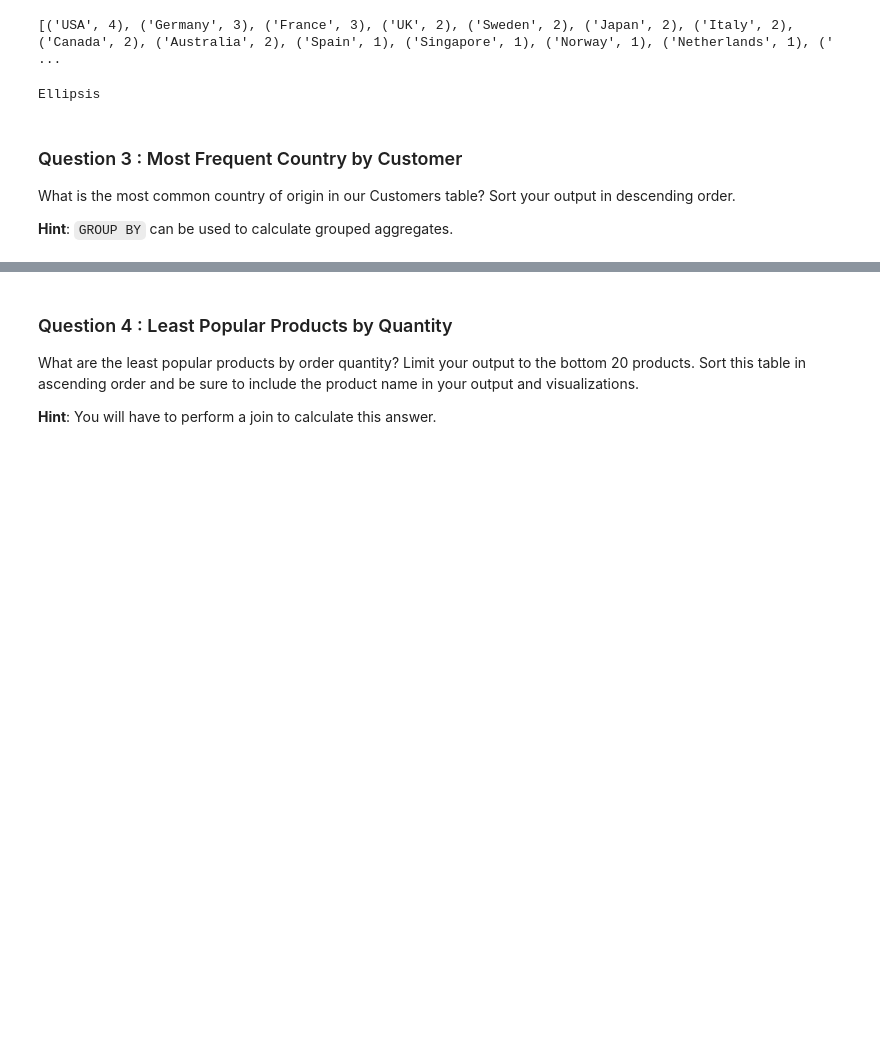
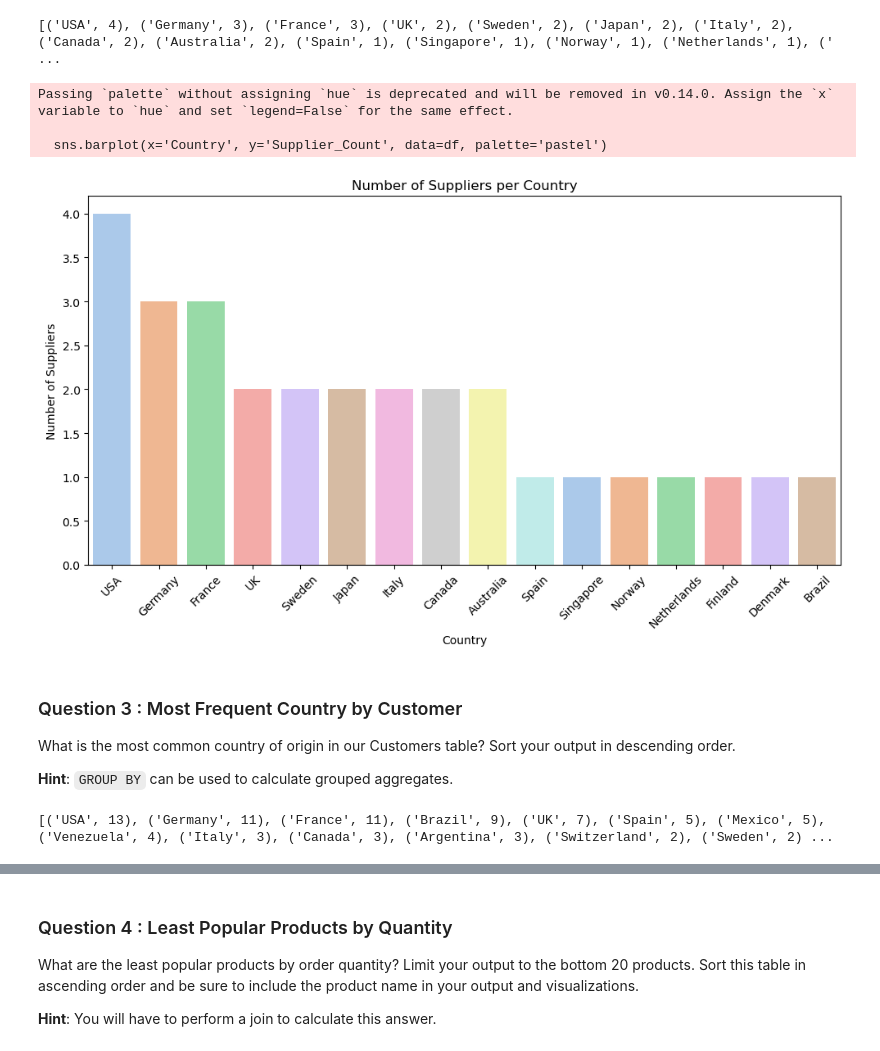
Before and after one commit to NadyaT-hub/Ad-Hoc-Food-Report, a Jupyter notebook: adhoc-sql/adhoc_report.ipynb, the cells around one changed output, grey strips where cells are left out. Saved outputs shown, nothing was run; the diff lists cells and outputs as text; code cells hidden in the pictures; blank space fills up the shorter version.

```diff
--- a/adhoc-sql/adhoc_report.ipynb
+++ b/adhoc-sql/adhoc_report.ipynb
@@ -57,11 +57,22 @@ print(rows)
 # %%
 # TODO: Convert your list of tuples to a dataframe
 df = pd.DataFrame(rows, columns=['Country', 'Supplier_Count'])
 
 # TODO: Generate a visualization on this dataframe
-...
+plt.figure(figsize=(10,6))
+sns.barplot(x='Country', y='Supplier_Count', data=df, palette='pastel')
+
+plt.title('Number of Suppliers per Country')
+plt.xlabel('Country')
+plt.ylabel('Number of Suppliers')
+plt.xticks(rotation=45)
+plt.tight_layout()
+plt.show()
 # %% [output]
-Ellipsis
+Passing `palette` without assigning `hue` is deprecated and will be removed in v0.14.0. Assign the `x` variable to `hue` and set `legend=False` for the same effect.
+
+  sns.barplot(x='Country', y='Supplier_Count', data=df, palette='pastel')
+[figure, added]
 # %% [markdown]
 ### Question 3 : Most Frequent Country by Customer
 
@@ -70,9 +81,17 @@ What is the most common country of origin in our Customers table? Sort your outp
 **Hint**: `GROUP BY` can be used to calculate grouped aggregates.
 # %%
 # TODO: Write a SQL query which will answer the question above.
-...
+cursor.execute("""
+    SELECT Country, COUNT(*) AS common_cust_count
+    FROM Customers
+    GROUP BY Country
+    ORDER BY common_cust_count DESC;
+""")
 
 # TODO: Fetch your list of tuples and print it out
-...
+rows = cursor.fetchall()
+print(rows)
+# %% [output]
+[('USA', 13), ('Germany', 11), ('France', 11), ('Brazil', 9), ('UK', 7), ('Spain', 5), ('Mexico', 5), ('Venezuela', 4), ('Italy', 3), ('Canada', 3), ('Argentina', 3), ('Switzerland', 2), ('Sweden', 2) ...
 # %%
 # TODO: Convert your list of tuples to a dataframe
```
Also changed, not shown: parts of 1 cell of this notebook.
